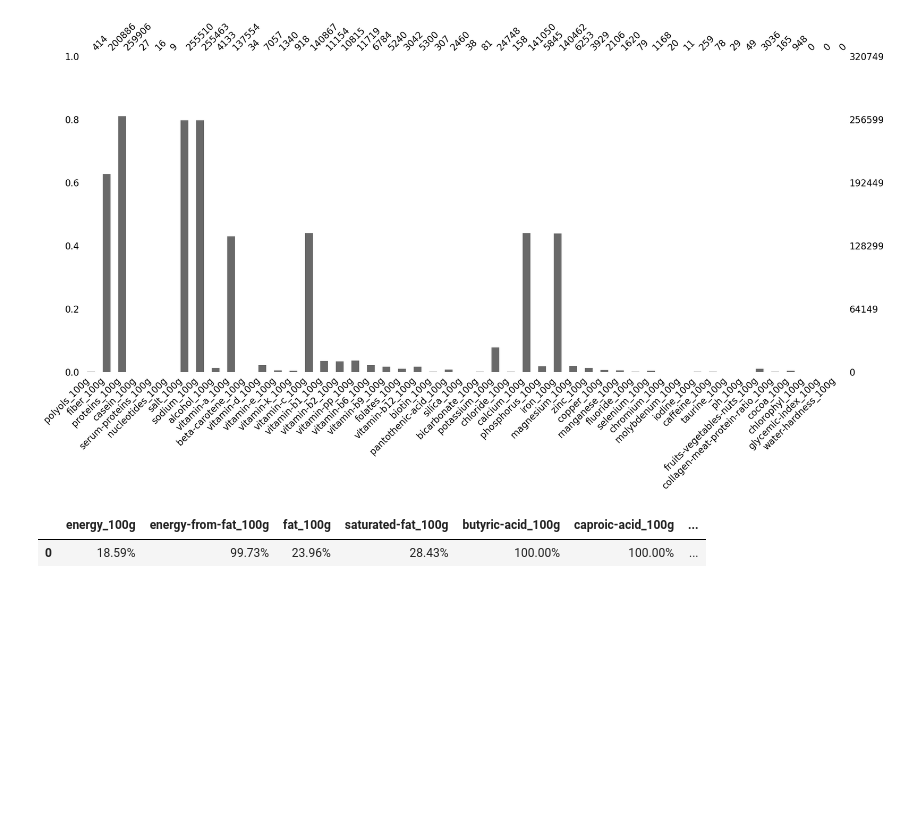
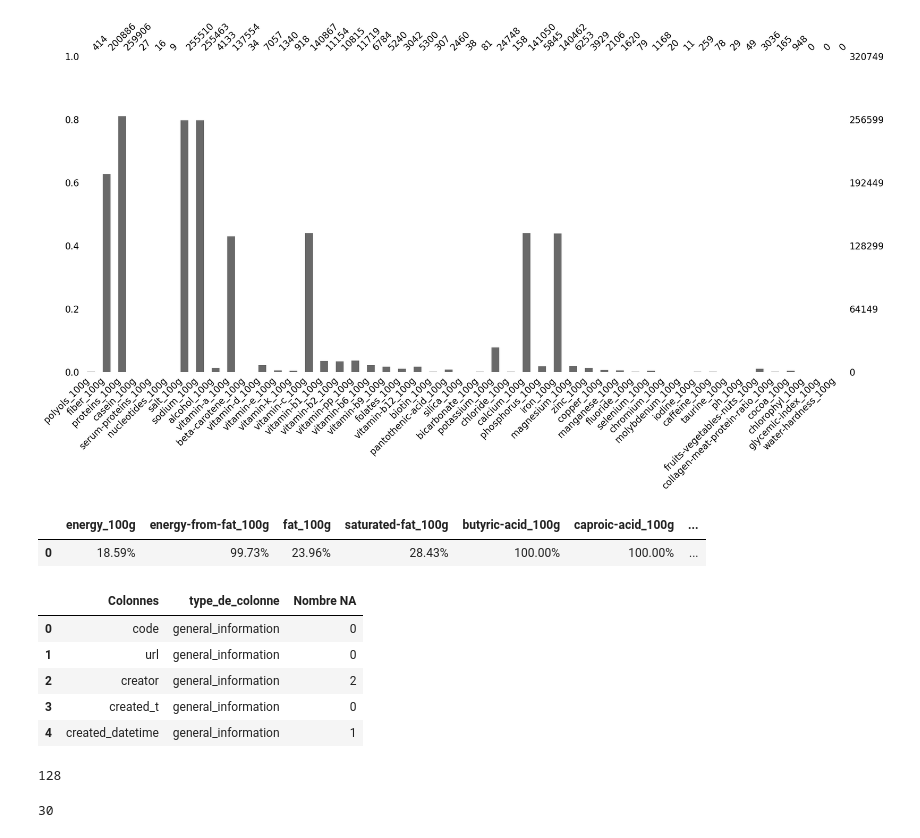
Before and after one commit to kevin-EK/Concevez-une-application-au-service-de-la-sant-publique, a Jupyter notebook: P3 Sélection de variable & Feature Engenering Brouillon .ipynb, the cells around one changed output. Saved outputs shown, nothing was run; the diff lists cells and outputs as text; code cells hidden in the pictures; blank space fills up the shorter version.

Commit message:
Auto stash before checking out "HEAD"

```diff
--- a/P3 Sélection de variable & Feature Engenering Brouillon .ipynb
+++ b/P3 Sélection de variable & Feature Engenering Brouillon .ipynb
@@ -303,6 +299,13 @@ array(['farine-de-ble-noir-ferme-t-y-r-nao',
 # %%
 openfoodfacts['url_page_name'] = openfoodfacts.url\
 .str.replace('^http://world-fr.openfoodfacts.org/produit/[0-9]+/','',regex=True)
+
+# MAJ du DF nomColonnes
+nomColonnes = pd.concat([nomColonnes,pd.DataFrame({'Colonnes':'url_page_name',
+                                                   'type_de_colonne':'general_information',
+                                                   'Nombre NA':openfoodfacts.url_page_name.isna().sum()} ,
+                                                  index=[nomColonnes.index.max()+1])],
+                         axis=0)
 # %% [markdown]
 #### Completer na colonne product name
 > si le product name est na prendre url_name
@@ -567,3 +564,13 @@ openfoodfacts['presenceDeLabels'] = openfoodfacts.labels.notna()*1
+# %%
+openfoodfacts['presenceDeLabels'] = openfoodfacts.labels.notna()*1
+
+
+# MAJ du DF nomColonnes
+nomColonnes = pd.concat([nomColonnes,pd.DataFrame({'Colonnes':'presenceDeLabels',
+                                                   'type_de_colonne':'score_foot_print',
+                                                   'Nombre NA':openfoodfacts.presenceDeLabels.isna().sum()},
+                                                 index = [openfoodfacts.presenceDeLabels.isna().sum()])],
+                        axis=0)
 # %% [markdown]
 </br>
 # %% [markdown]
@@ -585,3 +592,12 @@ pd.DataFrame(openfoodfacts.loc[:,openfoodfacts.columns[openfoodfacts.columns.isi
 # %% [output]
 |  | energy_100g | energy-from-fat_100g | fat_100g | saturated-fat_100g | butyric-acid_100g | caproic-acid_100g | ... |
 | 0 | 18.59% | 99.73% | 23.96% | 28.43% | 100.00% | 100.00% | ... |
+# %%
+nomColonnes.head()
+# %% [output]
+|  | Colonnes | type_de_colonne | Nombre NA |
+| 0 | code | general_information | 0 |
+| 1 | url | general_information | 0 |
+| 2 | creator | general_information | 2 |
+| 3 | created_t | general_information | 0 |
+| 4 | created_datetime | general_information | 1 |
@@ -587,0 +612,8 @@ pd.DataFrame(openfoodfacts.loc[:,openfoodfacts.columns[openfoodfacts.columns.isi
+# %%
+len(col_to_drop)
+# %% [output]
+128
+# %%
+len(colgarder)
+# %% [output]
+30
```
Also changed, not shown: parts of 52 cells of this notebook, 1 other file.
